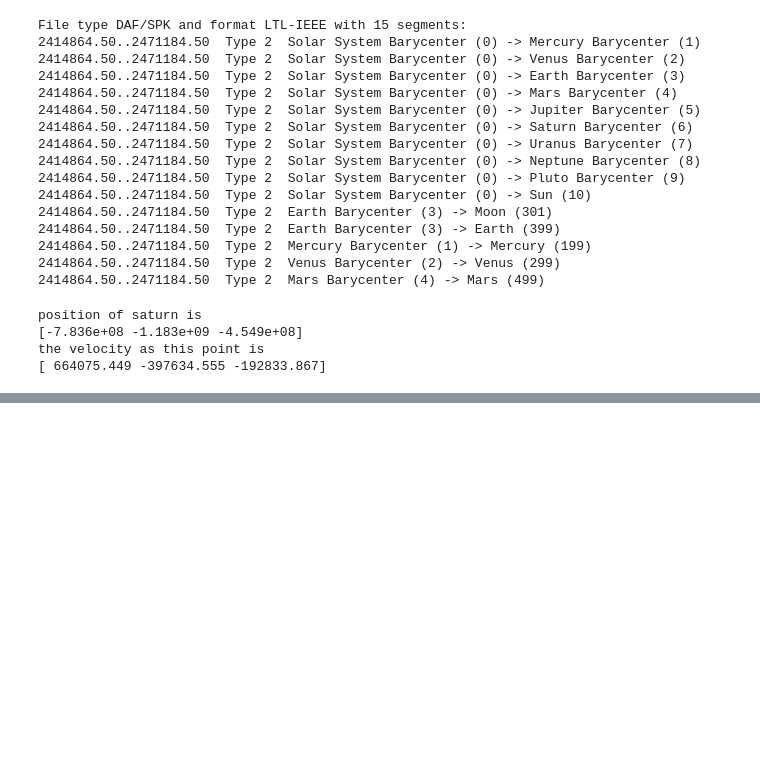
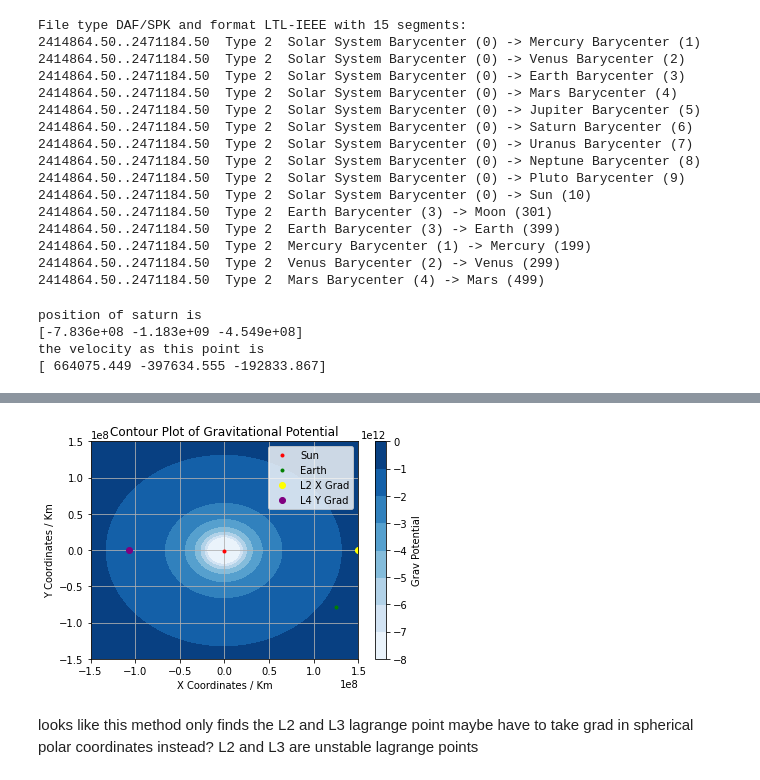
Before and after one commit to suannlim/msci_spaceclocks, a Jupyter notebook: ephemeris.ipynb, the cells around one changed output, grey strips where cells are left out. Saved outputs shown, nothing was run; the diff lists cells and outputs as text; code cells hidden in the pictures; blank space fills up the shorter version.

```diff
--- a/ephemeris.ipynb
+++ b/ephemeris.ipynb
@@ -239,0 +326,25 @@ plt.show()
+# %%
+plt.figure("gravitational potential with lagrange points")
+plt.contourf(X,Y, graph_potential_values, cmap = "Blues")
+plt.plot(two_positions[0][0], two_positions[1][0], ".", c = "red", label = "Sun")
+plt.plot(two_positions[0][1], two_positions[1][1], ".", c = "green", label = "Earth")
+#plt.plot(L1_x, L1_y, "o", c = "white", label = "L1 X Grad")
+plt.plot(L2_x, L2_y, "o", c= "yellow", label = "L2 X Grad")
+#plt.plot(L3_x, L3_y, "o", c= "orange", label = "L3 Y Grad")
+plt.plot(L4_x, L4_y, "o", c= "purple", label = "L4 Y Grad")
+plt.xlabel('X Coordinates / Km')
+plt.ylabel('Y Coordinates / Km')
+plt.title("Contour Plot of Gravitational Potential")
+cbar = plt.colorbar()
+cbar.ax.set_ylabel('Grav Potential')
+#plt.xlim([-1.5e8, 1.5e8])
+#plt.ylim([-1.5e8, 1.5e8])
+plt.grid()
+plt.legend()
+plt.show()
+# %% [output]
+[figure, added]
+# %% [markdown]
+looks like this method only finds the L2 and L3 lagrange point
+maybe have to take grad in spherical polar coordinates instead?
+L2 and L3 are unstable lagrange points
```
Also changed, not shown: parts of 6 cells of this notebook.
